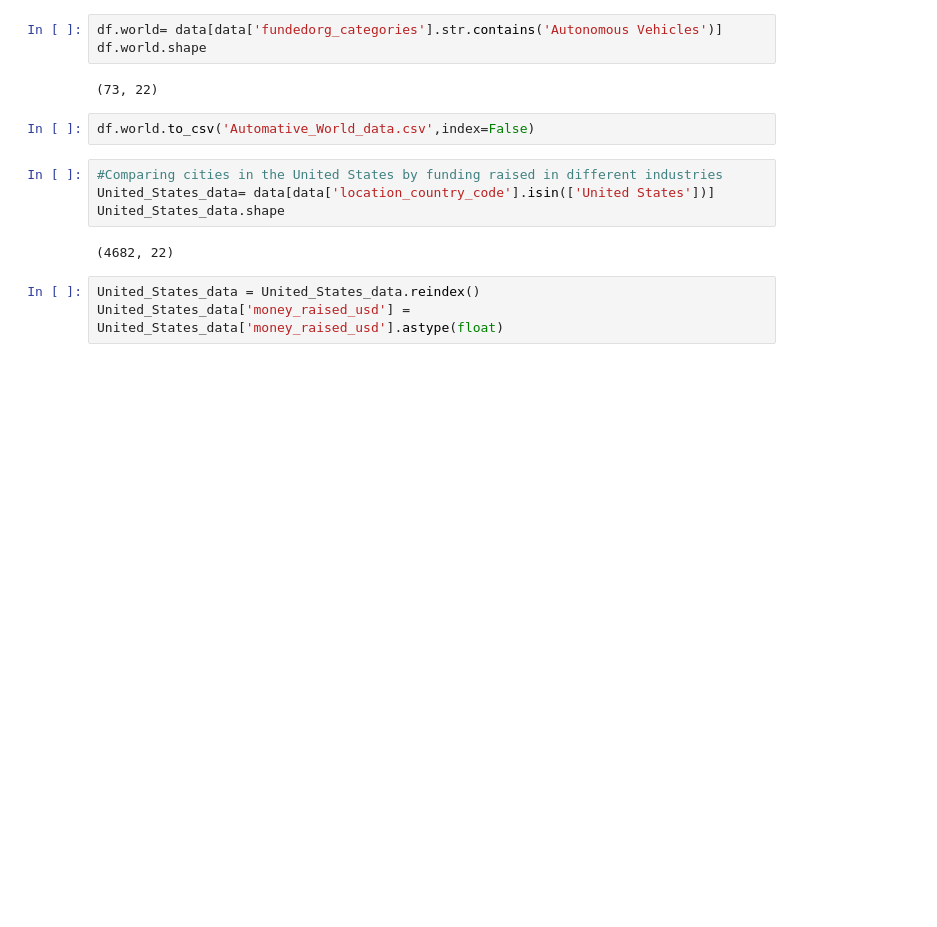
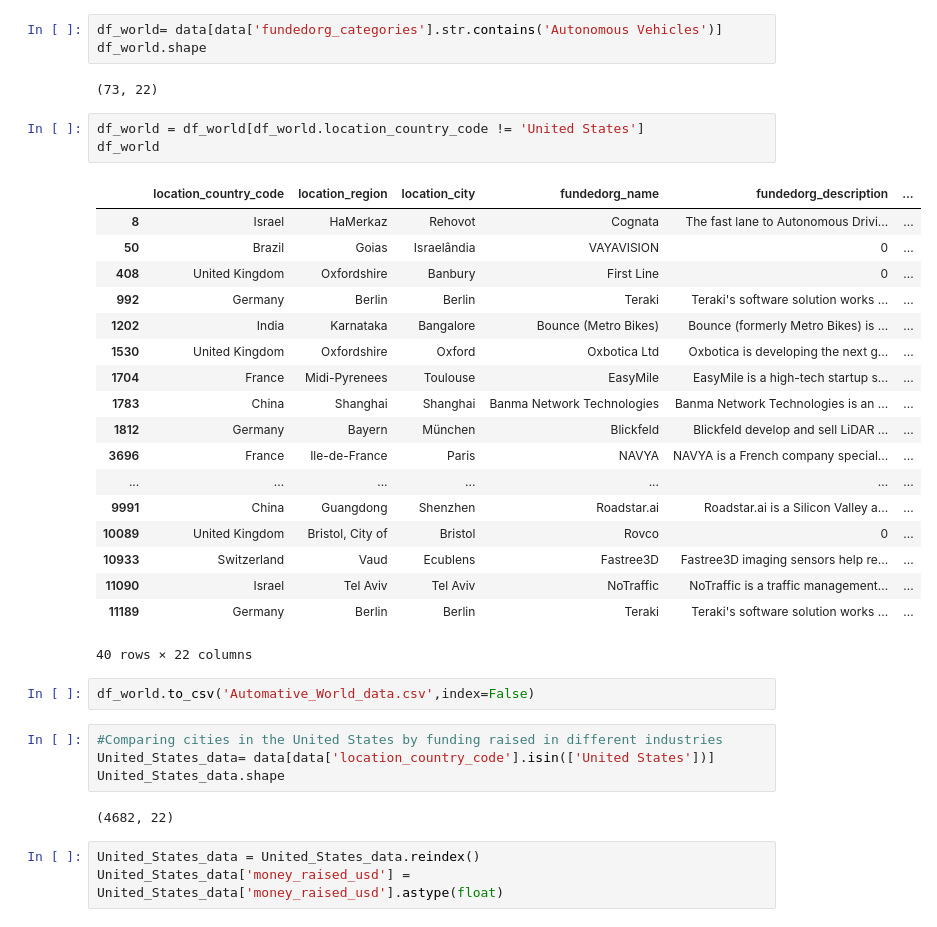
Before and after one commit to ella24/ella24.github.io, a Jupyter notebook: Crunchbase/Crunchbase Project.ipynb, the cells around one changed output. Saved outputs shown, nothing was run; the diff lists cells and outputs as text; blank space fills up the shorter version.

```diff
--- a/Crunchbase/Crunchbase Project.ipynb
+++ b/Crunchbase/Crunchbase Project.ipynb
@@ -136,12 +139,34 @@ data.sort_values('money_raised_usd',ascending=False).head(10)
 # %%
 data.to_csv('crunchbase_clean_2018.csv',index=False)
 # %%
-df.world= data[data['fundedorg_categories'].str.contains('Autonomous Vehicles')]
-df.world.shape
+df_world= data[data['fundedorg_categories'].str.contains('Autonomous Vehicles')]
+df_world.shape
 # %% [output]
 (73, 22)
+# %%
+df_world = df_world[df_world.location_country_code != 'United States']
+df_world
+# %% [output]
+|  | location_country_code | location_region | location_city | fundedorg_name | fundedorg_description | ... |
+| 8 | Israel | HaMerkaz | Rehovot | Cognata | The fast lane to Autonomous Drivi... | ... |
+| 50 | Brazil | Goias | Israelândia | VAYAVISION | 0 | ... |
+| 408 | United Kingdom | Oxfordshire | Banbury | First Line | 0 | ... |
+| 992 | Germany | Berlin | Berlin | Teraki | Teraki's software solution works ... | ... |
+| 1202 | India | Karnataka | Bangalore | Bounce (Metro Bikes) | Bounce (formerly Metro Bikes) is ... | ... |
+| 1530 | United Kingdom | Oxfordshire | Oxford | Oxbotica Ltd | Oxbotica is developing the next g... | ... |
+| 1704 | France | Midi-Pyrenees | Toulouse | EasyMile | EasyMile is a high-tech startup s... | ... |
+| 1783 | China | Shanghai | Shanghai | Banma Network Technologies | Banma Network Technologies is an ... | ... |
+| 1812 | Germany | Bayern | München | Blickfeld | Blickfeld develop and sell LiDAR ... | ... |
+| 3696 | France | Ile-de-France | Paris | NAVYA | NAVYA is a French company special... | ... |
+| ... | ... | ... | ... | ... | ... | ... |
+| 9991 | China | Guangdong | Shenzhen | Roadstar.ai | Roadstar.ai is a Silicon Valley a... | ... |
+| 10089 | United Kingdom | Bristol, City of | Bristol | Rovco | 0 | ... |
+| 10933 | Switzerland | Vaud | Ecublens | Fastree3D | Fastree3D imaging sensors help re... | ... |
+| 11090 | Israel | Tel Aviv | Tel Aviv | NoTraffic | NoTraffic is a traffic management... | ... |
+| 11189 | Germany | Berlin | Berlin | Teraki | Teraki's software solution works ... | ... |
+40 rows × 22 columns
 # %%
-df.world.to_csv('Automative_World_data.csv',index=False)
+df_world.to_csv('Automative_World_data.csv',index=False)
 # %%
 #Comparing cities in the United States by funding raised in different industries
 United_States_data= data[data['location_country_code'].isin(['United States'])]
```
Also changed, not shown: parts of 8 cells of this notebook, 6 other files.
